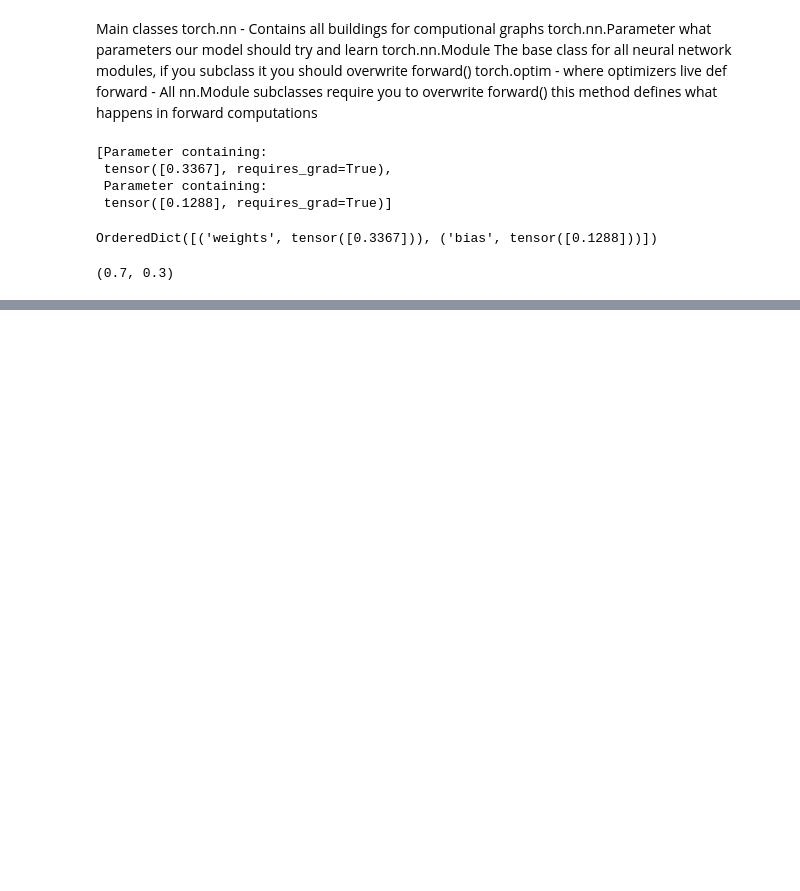
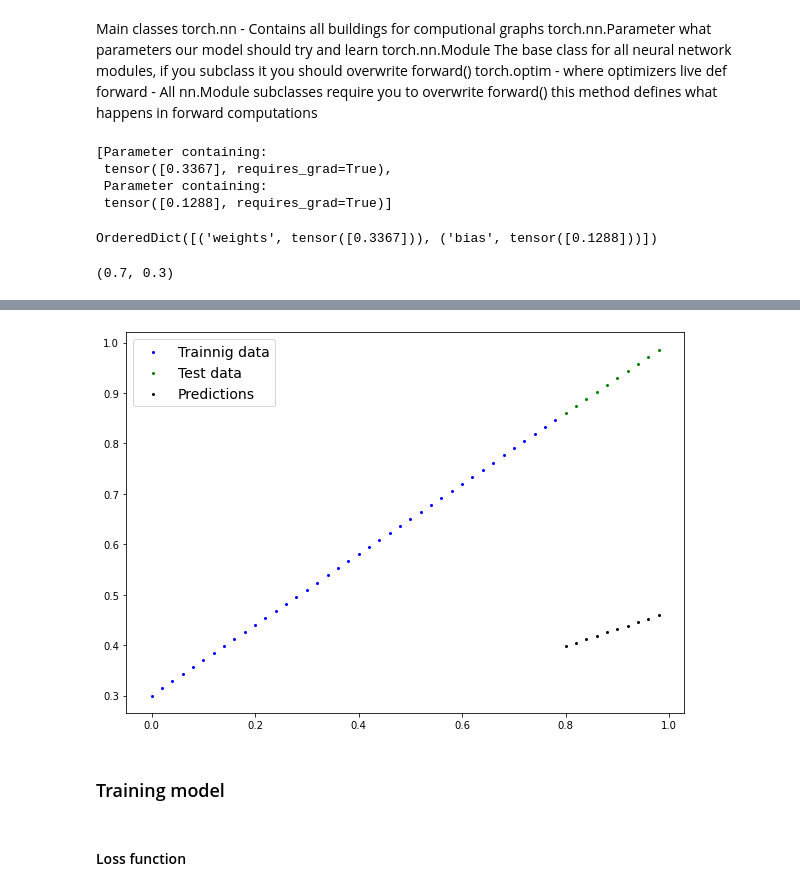
Before and after one commit to superhorip/pytorch-deep-learning, a Jupyter notebook: MY_1.ipynb, the cells around one changed output, grey strips where cells are left out. Saved outputs shown, nothing was run; the diff lists cells and outputs as text; code cells hidden in the pictures; blank space fills up the shorter version.

Commit message:
Before saving modelh

```diff
--- a/MY_1.ipynb
+++ b/MY_1.ipynb
@@ -67,7 +67,7 @@ def plot_predictions(train_data=X_train,
     plt.scatter(train_data, train_labels, c='b', s=4, label="Trainnig data")
     plt.scatter(test_data, test_labels, c='g', s=4, label="Test data")
     if predictions is not None:
-        plt.scatter(test_data, predictions, c='r', s=4, label='Predictions')
+        plt.scatter(test_data, predictions, c='black', s=4, label='Predictions')
 
     plt.legend(prop={"size": 14});
 # %%
@@ -120,4 +120,9 @@ weight, bias
 # %% [output]
 (0.7, 0.3)
 # %%
-05:30
+##Making predictoins with torch.inference_mode()
+#Switches off grad tracking - faster code
+# Similar but worse torch.no_grad
+with torch.inference_mode():
+    y_preds = model_0(X_test)
+y_preds
@@ -123,0 +140,8 @@ weight, bias
+# %%
+plot_predictions(predictions=y_preds)
+# %% [output]
+[figure, added]
+# %% [markdown]
+### Training model
+# %% [markdown]
+#### Loss function
```
Also changed, not shown: parts of 16 cells of this notebook, 1 other file.
